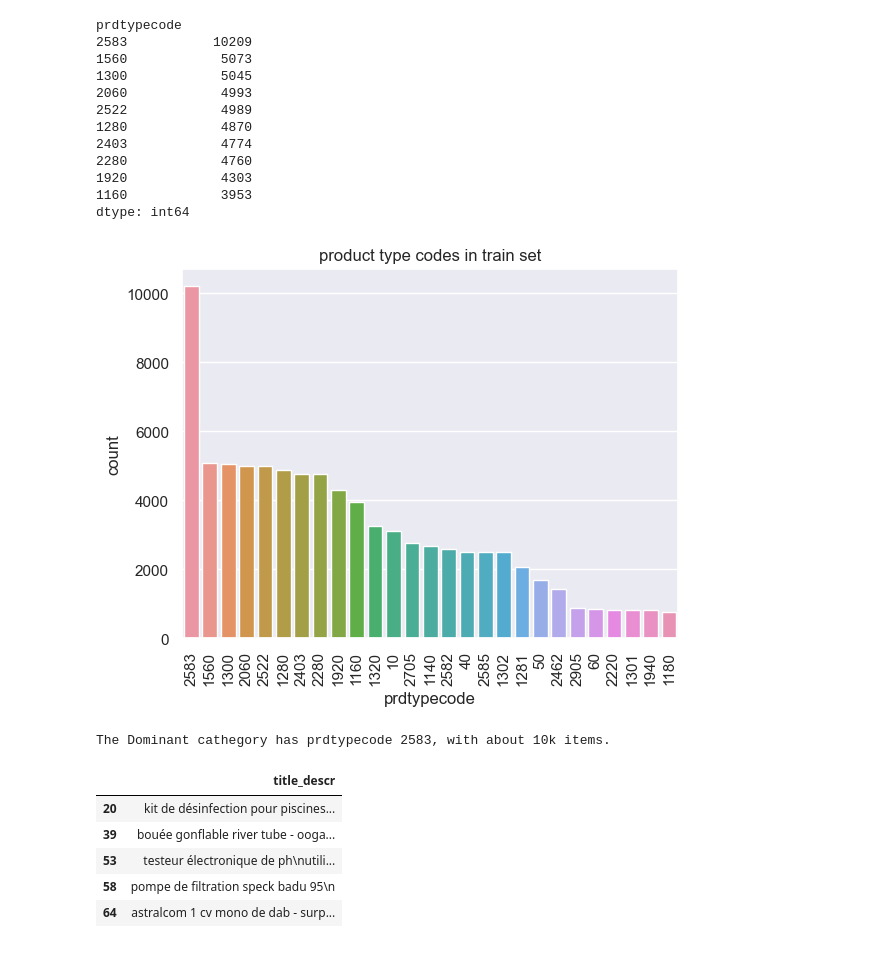
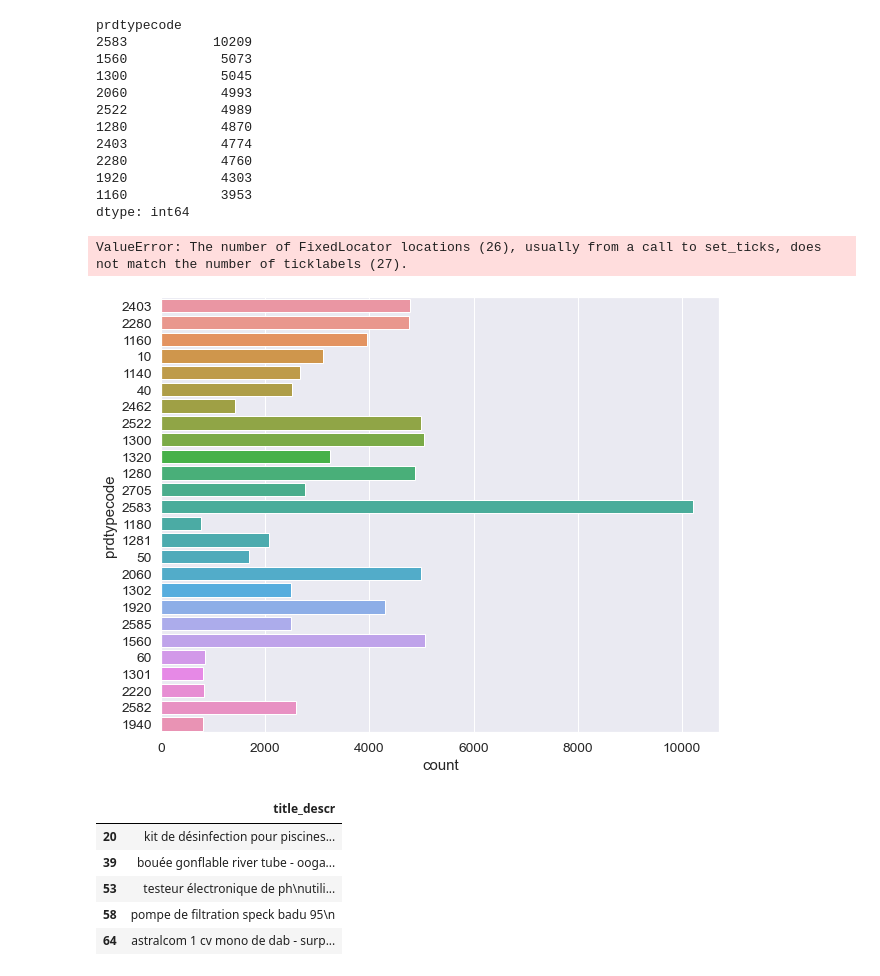
Before and after one commit to RamiroHR/Multimodal-Data-Product-Classification-Model, a Jupyter notebook: Rakuten_DataExploration.ipynb, the cells around one changed output. Saved outputs shown, nothing was run; the diff lists cells and outputs as text; code cells hidden in the pictures.

```diff
--- a/Rakuten_DataExploration.ipynb
+++ b/Rakuten_DataExploration.ipynb
@@ -84,9 +146,9 @@ Index(['title', 'description', 'productid', 'imageid'], dtype='object')
 # %%
 ## Replace NaN's in description with empty string
-df_X['description'] = df_X['description'].fillna('')
+df['description'] = df['description'].fillna('')
 
 ## Concatenate 'title' with 'description'
-df_X['title_descr'] = df_X['title'] + '\n' + df_X['description']
+df['title_descr'] = df['title'] + '\n' + df['description']
 
-df_X.head()
+df.head()
 # %% [output]
@@ -110,8 +172,8 @@ Olivia: Personalisiertes Notizbuch / 150 Seiten / Punktraster / Ca Din A5 / Rose
 # %%
 ## Let's measure the length for variables 'designation' and 'description' in term of the number of charaters
 
-df_X['title_char_len'] = [len(title) for title in df_X['title'] ]
-df_X['descr_char_len'] = [len(text) if pd.notnull(text) else 0 for text in df_X['description'] ]
+df['title_char_len'] = [len(title) for title in df['title'] ]
+df['descr_char_len'] = [len(text) if pd.notnull(text) else 0 for text in df['description'] ]
 
-df_X.head()
+df.head()
 # %% [output]
@@ -209,6 +375,5 @@ Index(['title', 'description', 'productid', 'imageid', 'title_descr',
 ### HTML parse Text and lower case all
 from bs4 import BeautifulSoup
 
-df_X['title_descr'] = [BeautifulSoup(text).get_text().lower() for text in df_X.loc[:,'title_descr']]
-#df_X.head()
+df['title_descr'] = [BeautifulSoup(text).get_text().lower() for text in df.loc[:,'title_descr']]
 # %%
@@ -220,8 +386,8 @@ df_X.loc[4,'title_descr']
 from nltk.tokenize import RegexpTokenizer
 tokenizer = RegexpTokenizer(r'\w+')
 
-df_X['tokens'] = [tokenizer.tokenize(soup_text) for soup_text in df_X.loc[:,'title_descr']]
-df_X['text_token_len'] = [len(token_list) for token_list in df_X['tokens'] ]
+df['tokens'] = [tokenizer.tokenize(soup_text) for soup_text in df.loc[:,'title_descr']]
+df['text_token_len'] = [len(token_list) for token_list in df['tokens'] ]
 # %%
 ## verify
 idx = 4
@@ -364,16 +538,31 @@ dtype: int64
 # %%
 ## Counts per cathegory in the whole train dataset.
 
-sns.countplot(x = 'prdtypecode', data = df_y , order = df_y['prdtypecode'].value_counts().index)#
-plt.xticks(rotation = 90)
-plt.title('product type codes in train set')
-plt.show()
+# sns.countplot(x = 'prdtypecode', data = df_y , order = df_y['prdtypecode'].value_counts().index)#
+# plt.xticks(rotation = 90)
+# plt.title('product type codes in dataset')
+# plt.show()
+
+## Counts per cathegory in the whole train dataset.
+fsizeL = 15
+
+f, ax = plt.subplots(nrows=1,ncols=1,figsize=(10,8))
+sns.countplot(y = 'prdtypecode', data = df , order = class_codes)#df['prdtypecode'].value_counts().index
+
+# set product labels
+class_codes = df['prdtypecode'].value_counts().index
+class_labels = [ product_class.loc[product_class['prdtypecode']==code,'prodtype'].iloc[0] for code in class_codes]
+ax.set_yticklabels(class_labels)
+
+plt.ylabel('Product Class', fontsize = fsizeL)
+plt.xlabel('Counts', fontsize = fsizeL)
+plt.title('Product type with missing description', fontsize = fsizeL )
+plt.show();
 # %% [output]
+ValueError: The number of FixedLocator locations (26), usually from a call to set_ticks, does not match the number of ticklabels (27).
-[figure, old version]
+[figure, new version]
 # %%
 print(f'The Dominant cathegory has prdtypecode {2583}, with about 10k items.')
-# %% [output]
-The Dominant cathegory has prdtypecode 2583, with about 10k items.
 # %%
 ## Some exmaples of the most represented class:
 
```
Also changed, not shown: parts of 42 cells of this notebook.
